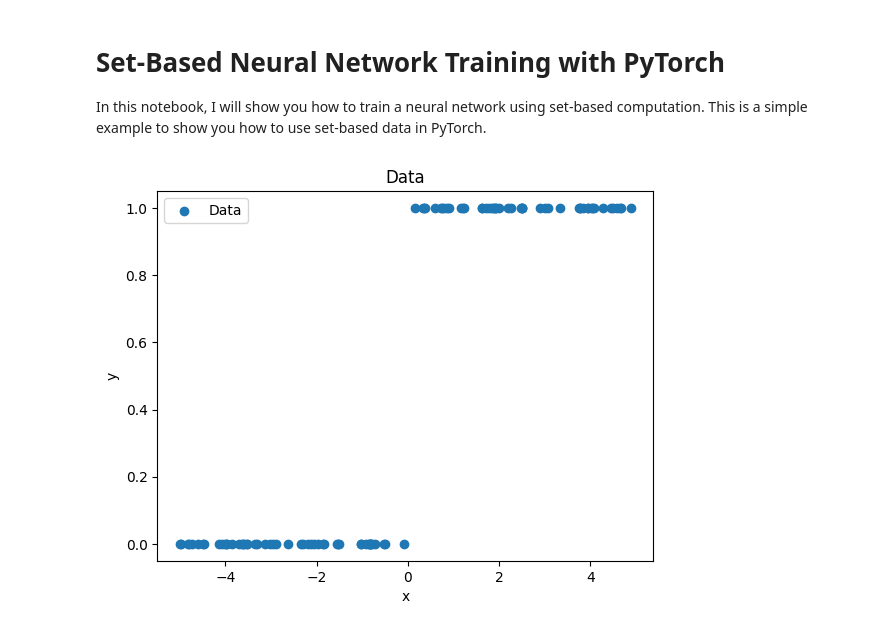
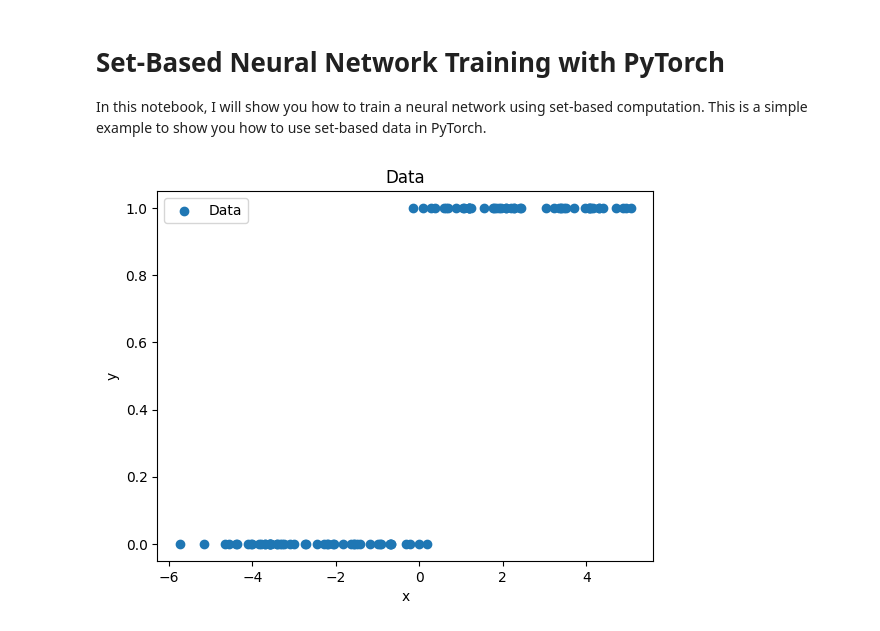
Before and after one commit to ManuelWendl/RobustSetBasedRL, a Jupyter notebook: examples/Set-BasedNNTraining_Classification.ipynb, the cells around one changed output. Saved outputs shown, nothing was run; the diff lists cells and outputs as text; code cells hidden in the pictures.

```diff
--- a/examples/Set-BasedNNTraining_Classification.ipynb
+++ b/examples/Set-BasedNNTraining_Classification.ipynb
@@ -14,22 +14,23 @@ from SBML import PyTorchZonotope as ptz
 # %%
 # Generating the input data
 np.random.seed(1)
 torch.manual_seed(1)
 
 num_samples = 100
 
 x = np.random.rand(num_samples, 1) * 10 - 5
 y = (np.sign(x) + 1)/2
+x += np.random.randn(num_samples, 1) * 0.5
 
 # Plotting the data
 plt.scatter(x, y, label='Data')
 plt.legend()
 plt.xlabel('x')
 plt.ylabel('y')
 plt.title('Data')
 plt.show()
 # %% [output]
-[figure, old version]
+[figure, new version]
 # %%
 # Initializing the model
 
```
Also changed, not shown: parts of 2 cells of this notebook, 8 other files.
